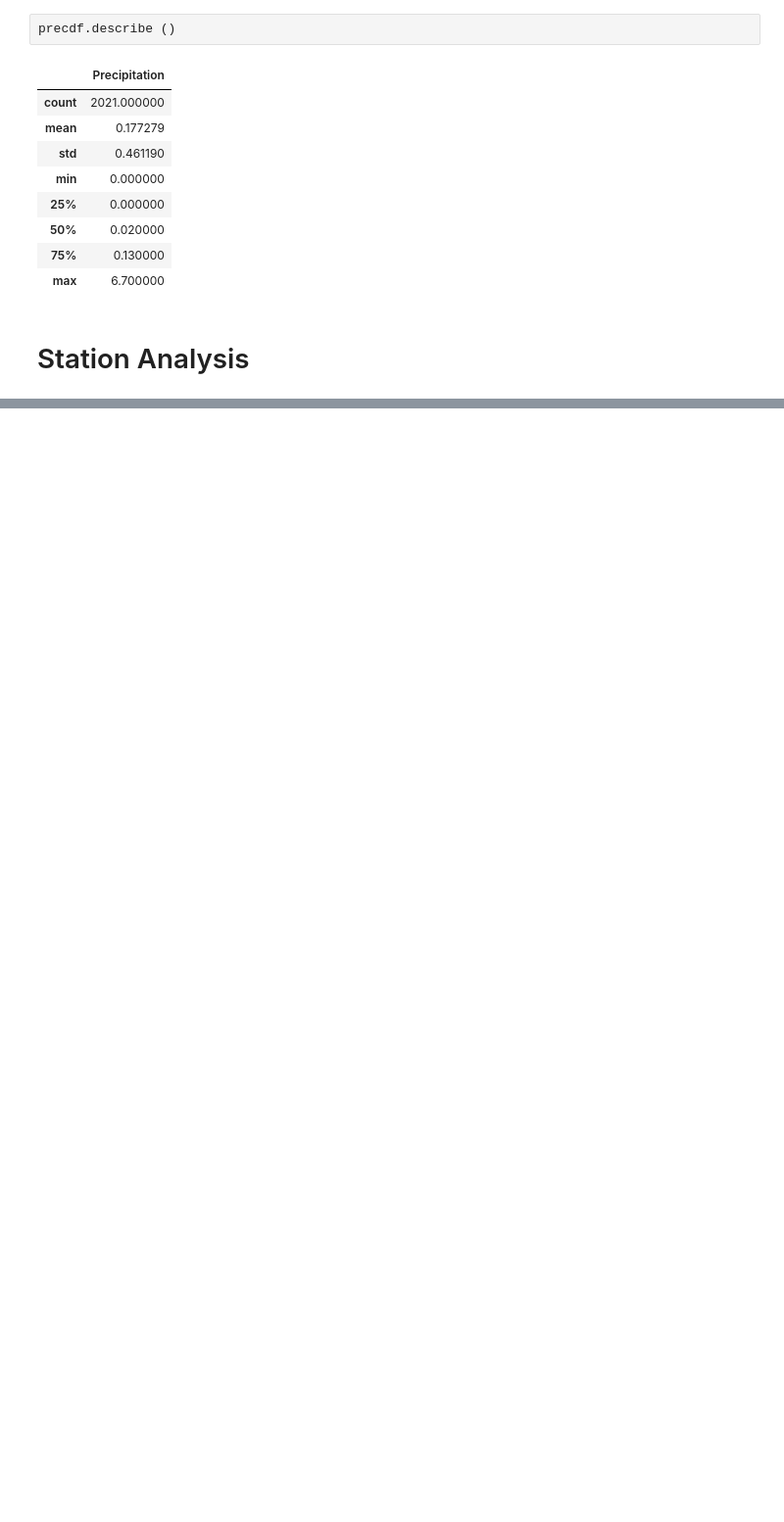
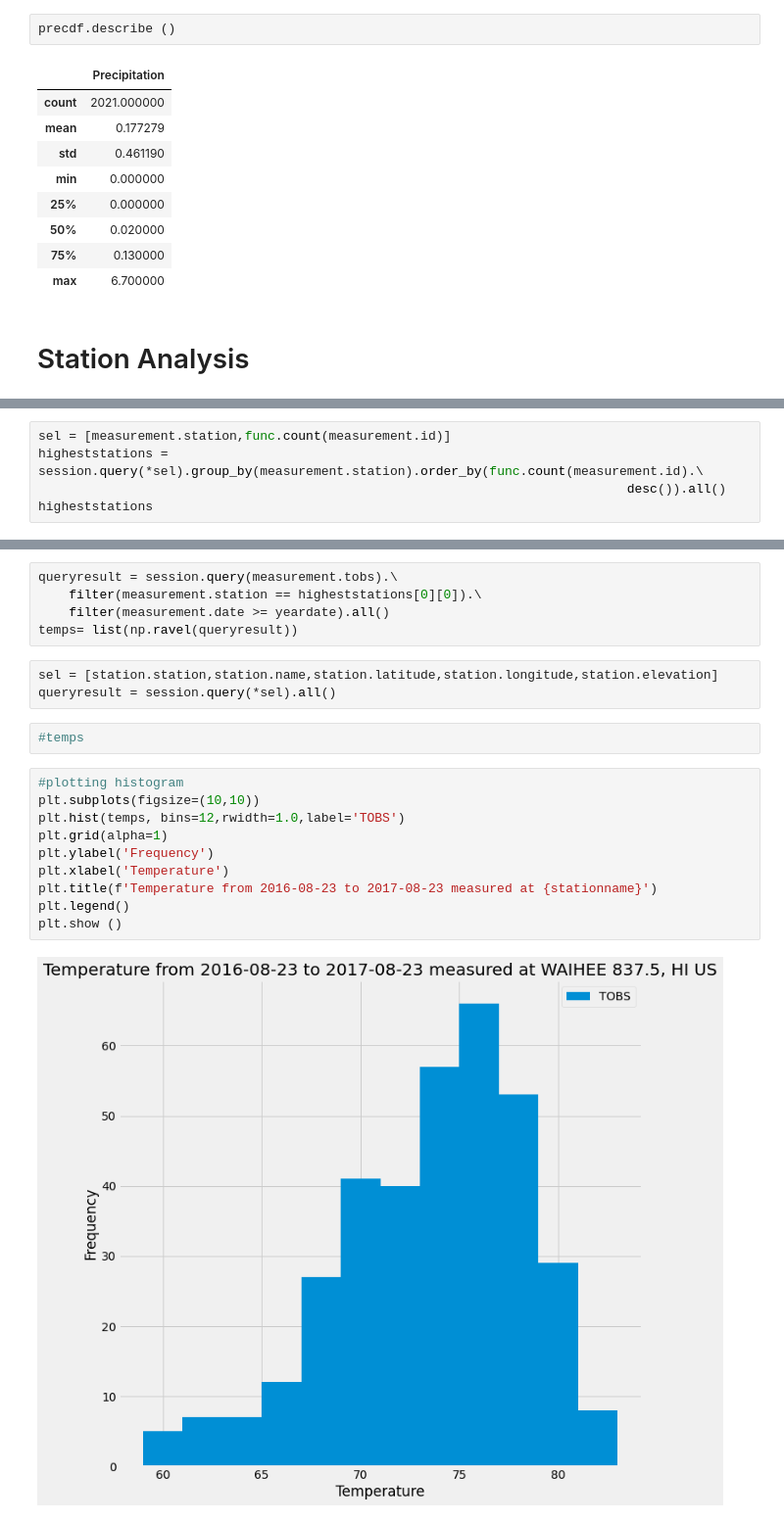
Before and after one commit to EleniQ/SQLalchemy, a Jupyter notebook: Surfs Up/climate_done.ipynb, the cells around one changed output, grey strips where cells are left out. Shown: that part at 98% size. Drawn from its saved outputs; the diff is of its cells as text; blank space fills up the shorter version.

```diff
--- a/Surfs Up/climate.ipynb
+++ b/Surfs Up/climate_done.ipynb
@@ -119,0 +142,5 @@ precdf.describe ()
+# %%
+sel = [measurement.station,func.count(measurement.id)]
+higheststations = session.query(*sel).group_by(measurement.station).order_by(func.count(measurement.id).\
+                                                                             desc()).all()
+higheststations
@@ -119,0 +207,22 @@ precdf.describe ()
+# %%
+queryresult = session.query(measurement.tobs).\
+    filter(measurement.station == higheststations[0][0]).\
+    filter(measurement.date >= yeardate).all()
+temps= list(np.ravel(queryresult))
+# %%
+sel = [station.station,station.name,station.latitude,station.longitude,station.elevation]
+queryresult = session.query(*sel).all()
+# %%
+#temps
+# %%
+#plotting histogram
+plt.subplots(figsize=(10,10))
+plt.hist(temps, bins=12,rwidth=1.0,label='TOBS')
+plt.grid(alpha=1)
+plt.ylabel('Frequency')
+plt.xlabel('Temperature')
+plt.title(f'Temperature from 2016-08-23 to 2017-08-23 measured at {stationname}')
+plt.legend()
+plt.show ()
+# %% [output]
+[figure, added]
```
Also changed, not shown: parts of 9 cells of this notebook.
